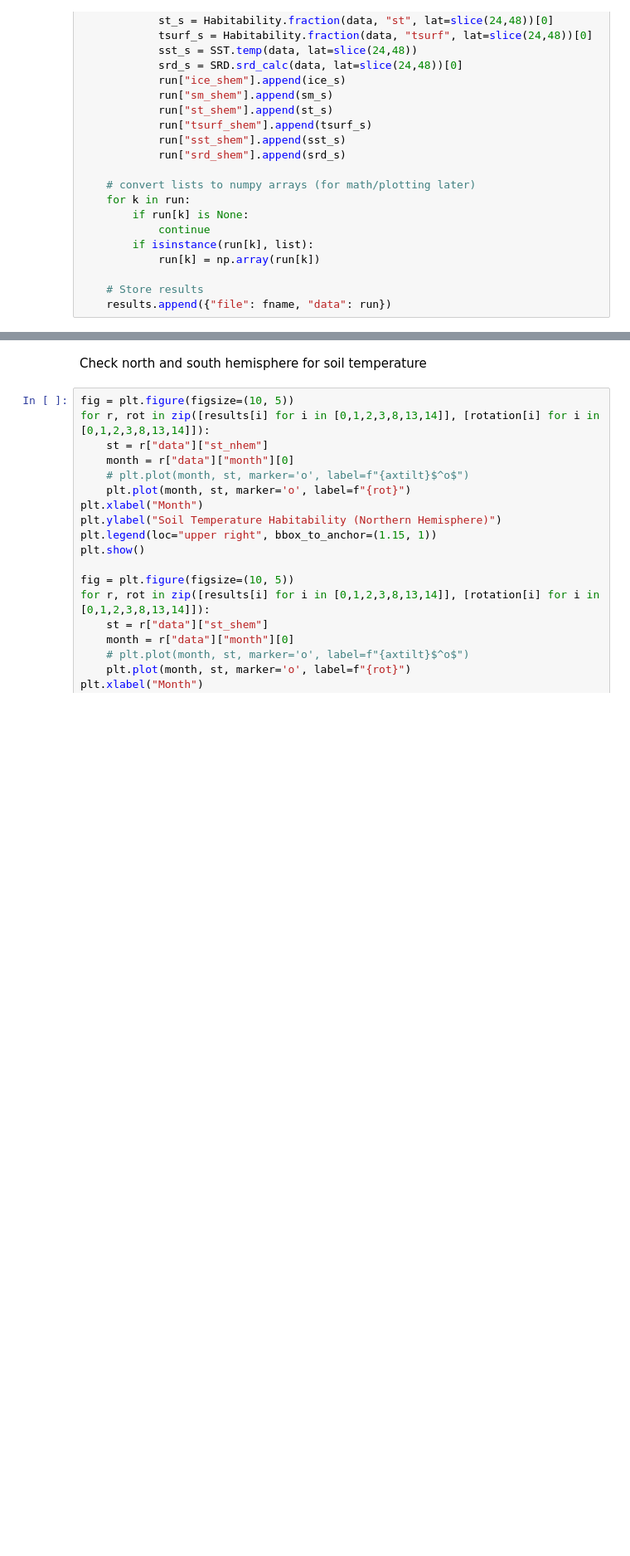
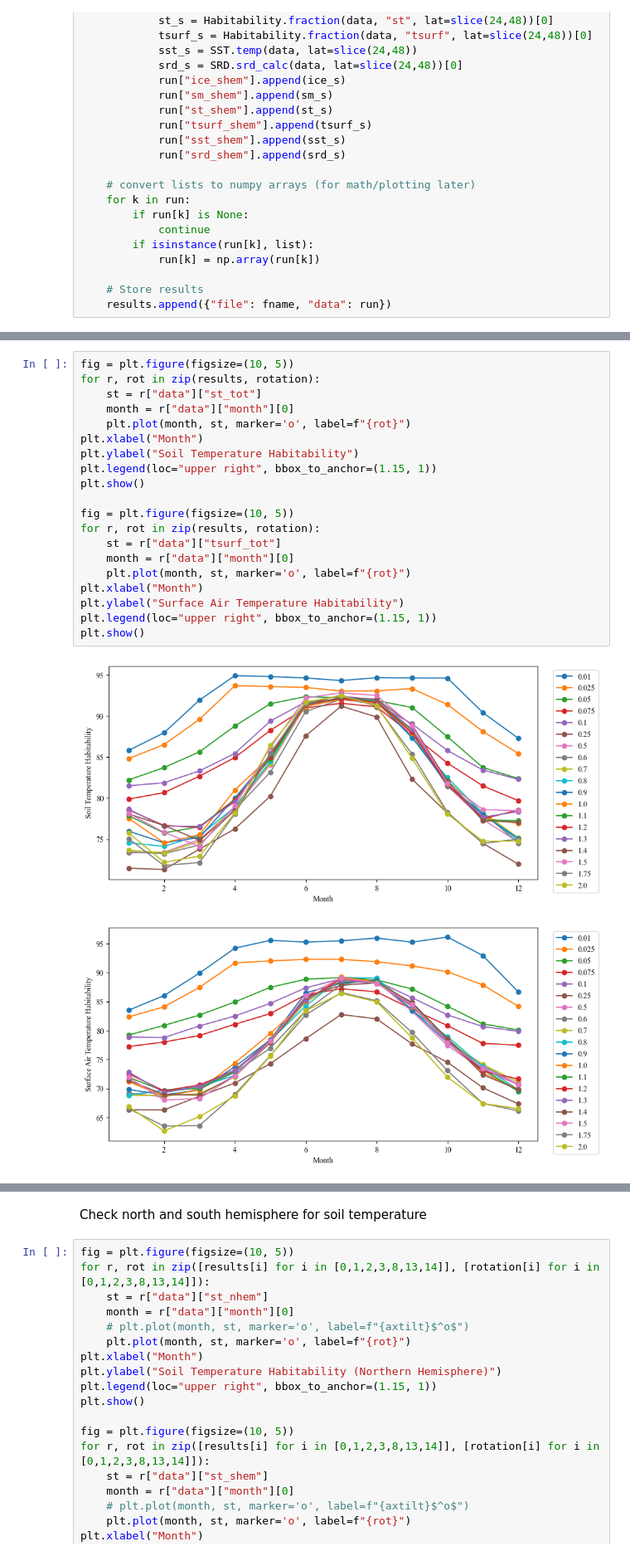
Before and after one commit to hannahw0od/habitability, a Jupyter notebook: plots_rot.ipynb, the cells around one changed output, grey strips where cells are left out. Shown at 83% size. Cells and saved outputs as stored; diff of their text form; blank space fills up the shorter version.

```diff
--- a/plots_rot.ipynb
+++ b/plots_rot.ipynb
@@ -211,3 +296,26 @@ plt.show()
+# %%
+fig = plt.figure(figsize=(10, 5))
+for r, rot in zip(results, rotation):
+    st = r["data"]["st_tot"]
+    month = r["data"]["month"][0]
+    plt.plot(month, st, marker='o', label=f"{rot}")
+plt.xlabel("Month")
+plt.ylabel("Soil Temperature Habitability")
+plt.legend(loc="upper right", bbox_to_anchor=(1.15, 1))
+plt.show()
+
+fig = plt.figure(figsize=(10, 5))
+for r, rot in zip(results, rotation):
+    st = r["data"]["tsurf_tot"]
+    month = r["data"]["month"][0]
+    plt.plot(month, st, marker='o', label=f"{rot}")
+plt.xlabel("Month")
+plt.ylabel("Surface Air Temperature Habitability")
+plt.legend(loc="upper right", bbox_to_anchor=(1.15, 1))
+plt.show()
+# %% [output]
+[figure, added]
+[figure, added]
 # %%
 fig = plt.figure(figsize=(10, 5))
 for r, rot in zip([results[i] for i in [0,1,2,3,8,13,14]], [rotation[i] for i in [0,1,2,3,8,13,14]]):
```
Also changed, not shown: parts of 10 cells of this notebook, 11 other files.
